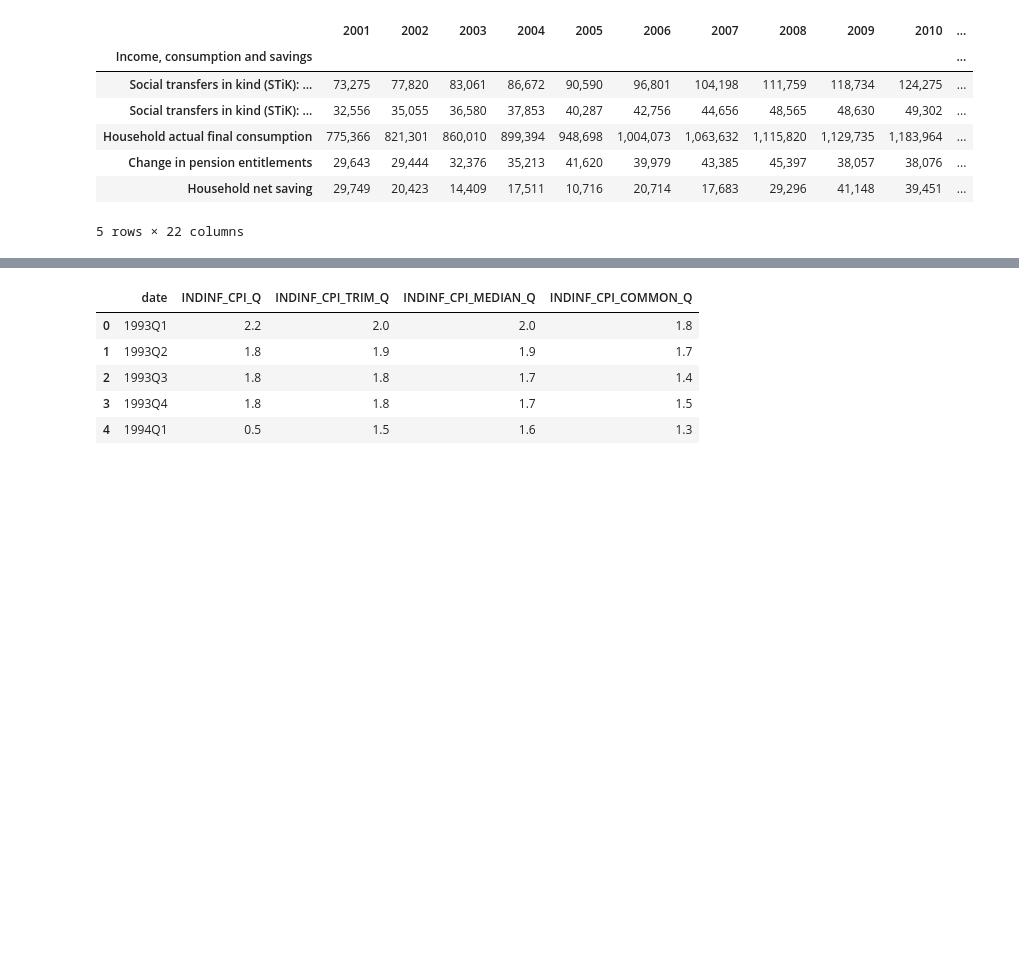
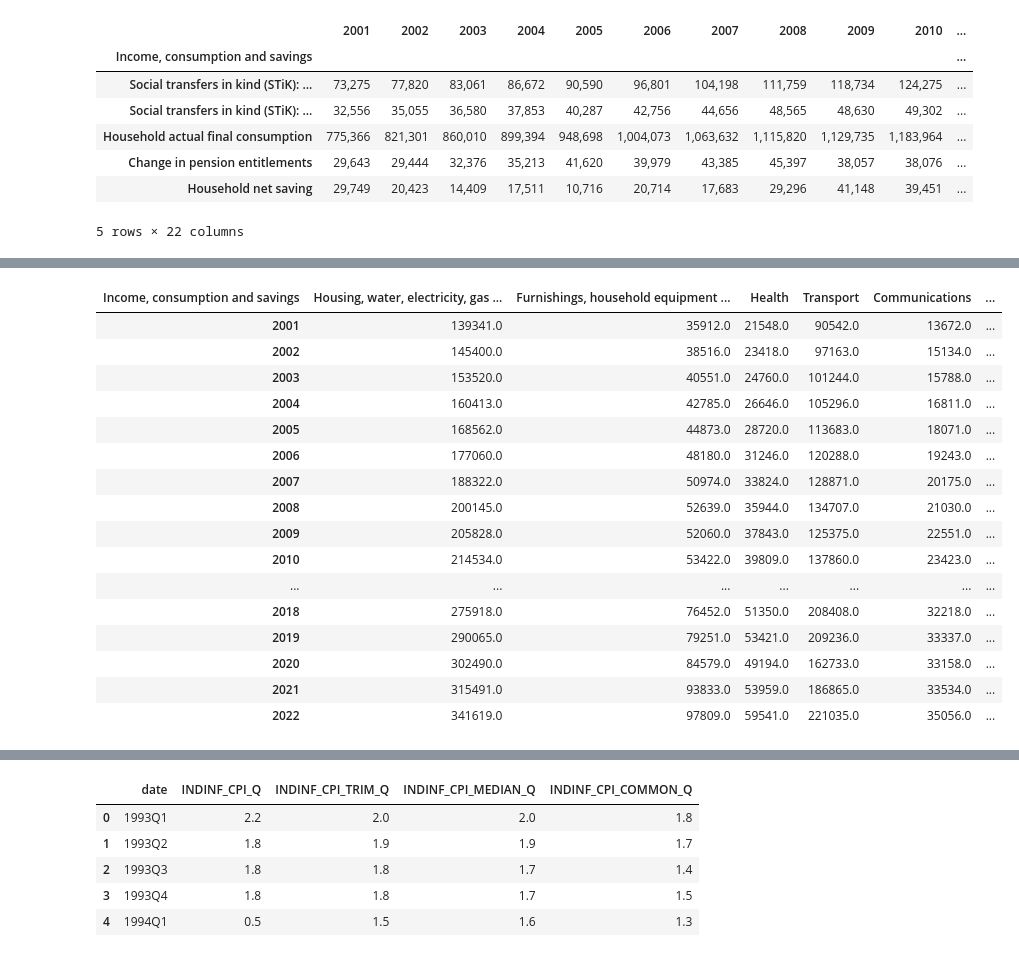
Before and after one commit to Sahib0096/Project-1-Group-3-, a Jupyter notebook: Project 1.ipynb, the cells around one changed output, grey strips where cells are left out. Saved outputs shown, nothing was run; the diff lists cells and outputs as text; code cells hidden in the pictures; blank space fills up the shorter version.

```diff
--- a/Project 1.ipynb
+++ b/Project 1.ipynb
@@ -122,12 +84,3 @@ consumption_df
 | 2020 | 128,000 | 50,546 | 50,408 | 302,490 | ... |
 | 2021 | 129,710 | 51,010 | 58,853 | 315,491 | ... |
 | 2022 | 138,047 | 51,749 | 69,437 | 341,619 | ... |
-# %%
-# Cleaning Data removing characters and converting numbers to int type
-
-for column in consumption_df.columns:
-    consumption_df[column] = consumption_df[column].str.replace(',','')
-    consumption_df[column] = consumption_df[column].astype(int)
-
-display(consumption_df.head())
-display(consumption_df.tail())
@@ -146,0 +87,15 @@ display(consumption_df.tail())
+# %%
+
+# Define a function to remove commas and convert to float
+def convert_to_float(value):
+    return float(str(value).replace(',', ''))
+
+# Apply conversion function to each specified column
+for column in consumption_df.columns:
+    consumption_df[column] = consumption_df[column].apply(convert_to_float)
+
+# Print the DataFrame with the updated columns
+display(consumption_df.head())
+
+# Print the data types of the columns
+consumption_df.dtypes
@@ -147 +125,25 @@ display(consumption_df.tail())
+# %%
+consumption_df['Consumer_Staples'] = consumption_df['Food and non-alcoholic beverages'] + consumption_df['Alcoholic beverages and tobacco'] + consumption_df['Clothing and footwear']
+columns_to_drop = ['Food and non-alcoholic beverages', 'Alcoholic beverages and tobacco', 'Clothing and footwear']
+consumption_df= consumption_df.drop(columns=columns_to_drop)
+# Print the DataFrame with the new 'Consumer_Staples' column and dropped columns
+consumption_df
+# %% [output]
+| Income, consumption and savings | Housing, water, electricity, gas ... | Furnishings, household equipment ... | Health | Transport | Communications | ... |
+| 2001 | 139341.0 | 35912.0 | 21548.0 | 90542.0 | 13672.0 | ... |
+| 2002 | 145400.0 | 38516.0 | 23418.0 | 97163.0 | 15134.0 | ... |
+| 2003 | 153520.0 | 40551.0 | 24760.0 | 101244.0 | 15788.0 | ... |
+| 2004 | 160413.0 | 42785.0 | 26646.0 | 105296.0 | 16811.0 | ... |
+| 2005 | 168562.0 | 44873.0 | 28720.0 | 113683.0 | 18071.0 | ... |
+| 2006 | 177060.0 | 48180.0 | 31246.0 | 120288.0 | 19243.0 | ... |
+| 2007 | 188322.0 | 50974.0 | 33824.0 | 128871.0 | 20175.0 | ... |
+| 2008 | 200145.0 | 52639.0 | 35944.0 | 134707.0 | 21030.0 | ... |
+| 2009 | 205828.0 | 52060.0 | 37843.0 | 125375.0 | 22551.0 | ... |
+| 2010 | 214534.0 | 53422.0 | 39809.0 | 137860.0 | 23423.0 | ... |
+| ... | ... | ... | ... | ... | ... | ... |
+| 2018 | 275918.0 | 76452.0 | 51350.0 | 208408.0 | 32218.0 | ... |
+| 2019 | 290065.0 | 79251.0 | 53421.0 | 209236.0 | 33337.0 | ... |
+| 2020 | 302490.0 | 84579.0 | 49194.0 | 162733.0 | 33158.0 | ... |
+| 2021 | 315491.0 | 93833.0 | 53959.0 | 186865.0 | 33534.0 | ... |
+| 2022 | 341619.0 | 97809.0 | 59541.0 | 221035.0 | 35056.0 | ... |
 # %%
```
Also changed, not shown: parts of 25 cells of this notebook.
